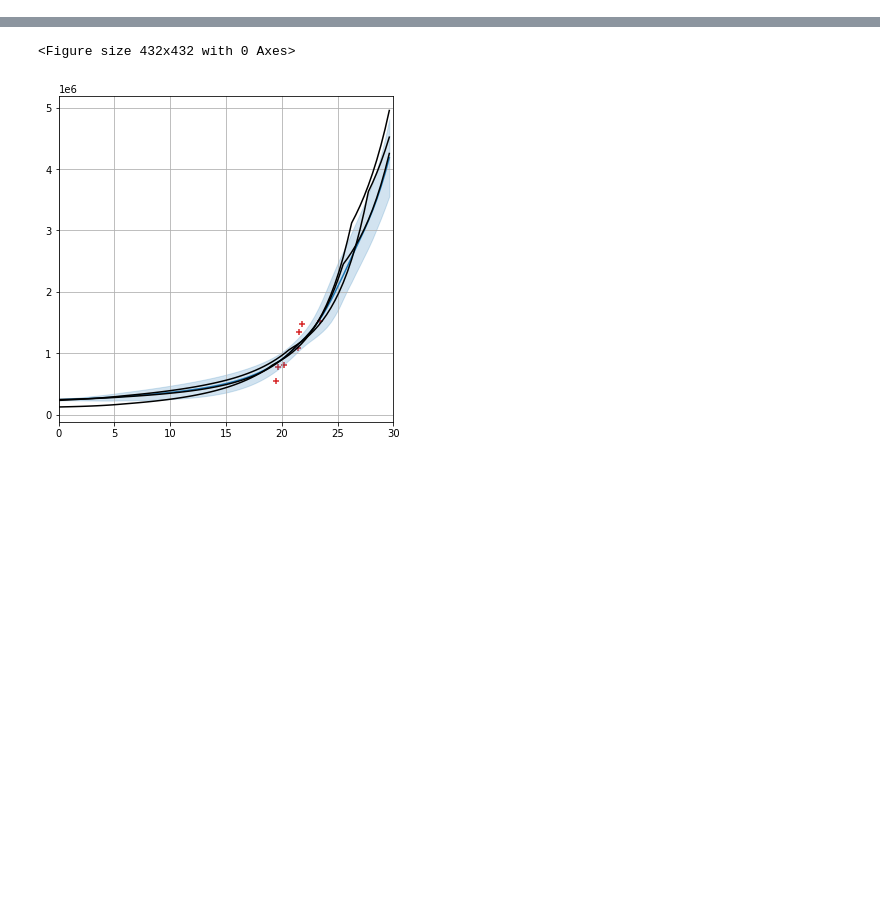
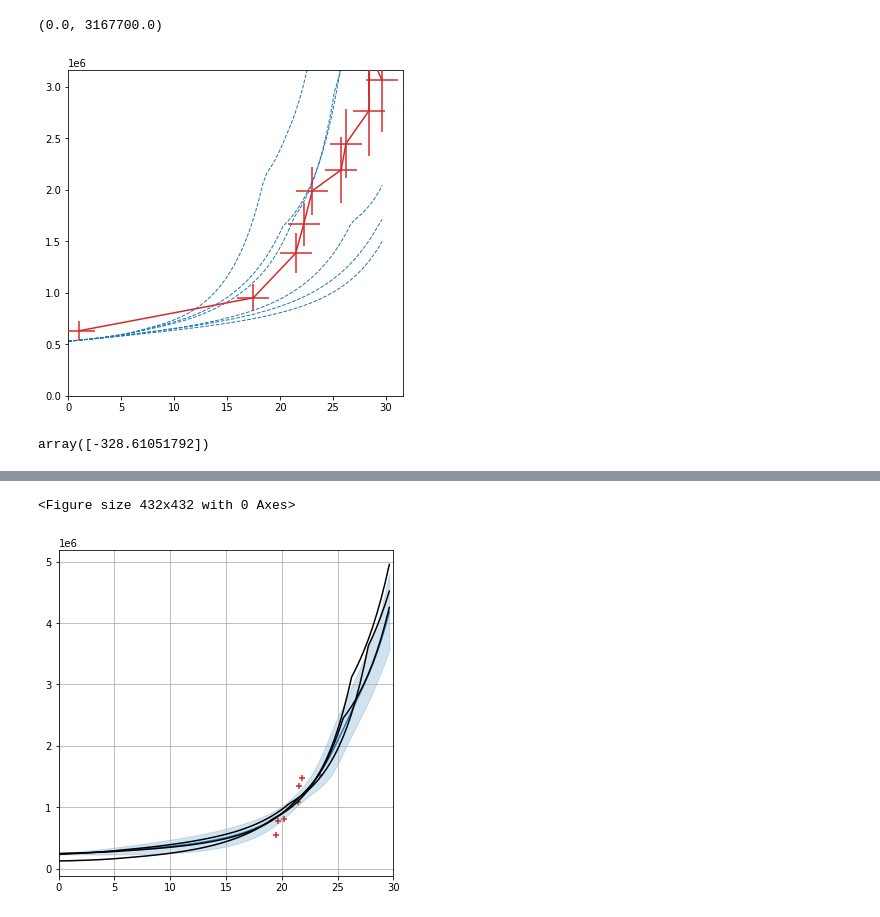
Before and after one commit to nleoni95/code2, a Jupyter notebook: Ravik/plots.ipynb, the cells around one changed output, grey strips where cells are left out. Drawn from its saved outputs; the diff is of its cells as text; code cells hidden in the pictures; blank space fills up the shorter version.

```diff
--- a/Ravik/plots.ipynb
+++ b/Ravik/plots.ipynb
@@ -103,0 +90,44 @@ ax.set_zlim(xlim)
+# %%
+#plots des OAT
+cfb='tab:blue'
+lw2=1
+lw1=1
+foldname='NIGP/results/'
+foldname1='OAT/results/'
+case=23
+obs=pd.DataFrame(data=np.loadtxt(foldname+'obs'+str(case)+'.gnu'),columns=['x','y','incx','incy'])
+l=[]
+labels=['c0+','c0-','c1+','c1-','c2+','c2-','c3+','c3-','c4+','c4-','c5+','c5-']
+labels2=['c0+','c0-','c1+','c1-','c3+','c3-']
+for lab in labels2:
+    p=pd.DataFrame(data=np.loadtxt(foldname1+lab+str(case)+'.gnu'),columns=['x','pred'])
+    l.append(p)
+
+fig,axs=plt.subplots(nrows=1,ncols=1,figsize=(6,6))
+axs.errorbar(obs['x'],obs['y'],yerr=3*obs['incy'],xerr=3*obs['incx'],color='tab:red',label='observations',zorder=100)
+
+for lb,lab in zip(l,labels2):
+    axs.plot(lb['x'],lb['pred'],linewidth=lw1,linestyle='--',color=cfb,label=lab)
+
+axs.set_xlim([0,obs['x'][len(obs['x'])-1]+2])
+axs.set_ylim([0,obs['y'][len(obs['y'])-1]+1e5])
+# %% [output]
+(0.0, 3167700.0)
+[figure, added]
+# %%
+#il sera peut-être plus simple de faire une MCMC en python car je bénéficie de l'implémentation des KDE via scipy. et ensuite je récupère le sample dans un fichier et hopela.
+#on récupère les samples et on construit les kde
+foldname='NIGP/results/save/'
+cases=['3','4','5','6','14','15','16','18','20','21','22','23']
+#cases=['3']
+filenames=[foldname+'sampkohs'+lab+'.gnu' for lab in cases]
+dfs=[pd.DataFrame(data=np.loadtxt(x)[:,:3],columns=['t1','t2','t3']) for x in filenames]
+#print(dfs)
+kdes=[stats.gaussian_kde(df.transpose()) for df in dfs]
+#attention c'est bien le log qu'on utilise pour la mcmc.
+def compute_score(x):
+    #print([np.log(kde.evaluate(x)+1e-13) for kde in kdes])
+    return sum([np.log(kde.evaluate(x)+1e-15) for kde in kdes])
+compute_score([0.5,0.5,0.9])
+# %% [output]
+array([-328.61051792])
```
Also changed, not shown: parts of 23 cells of this notebook, 43 other files.
